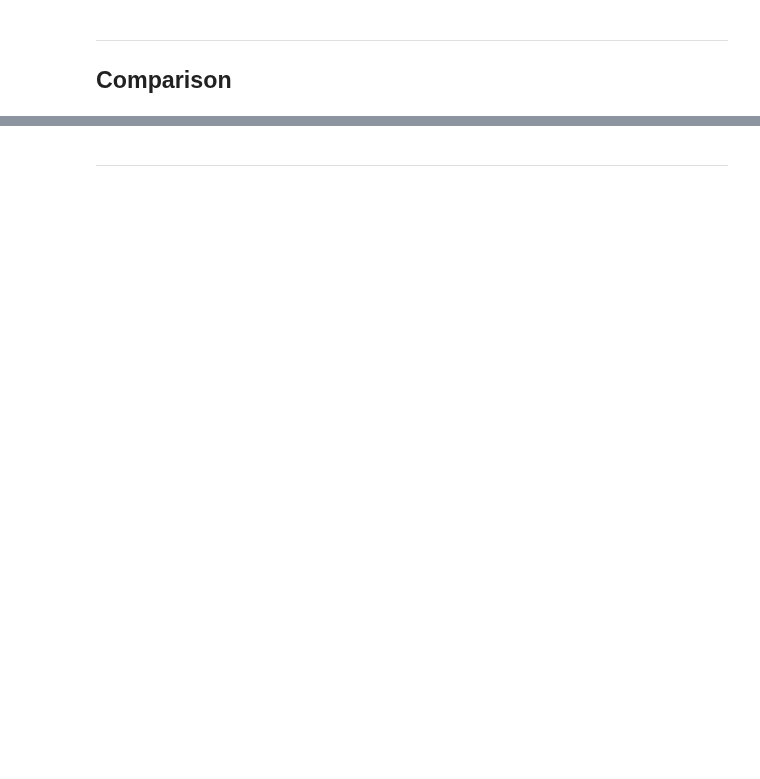
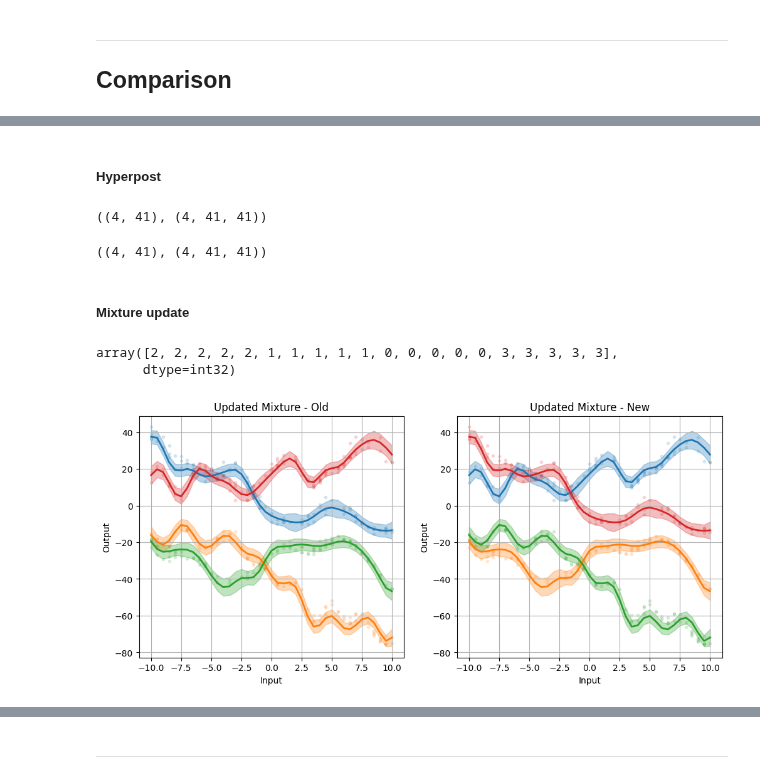
Before and after one commit to SimLej18/MagmaClustPy, a Jupyter notebook: benchmarks/mixture.ipynb, the cells around one changed output, grey strips where cells are left out. Cells and saved outputs as stored; diff of their text form; code cells hidden in the pictures; blank space fills up the shorter version.

```diff
--- a/benchmarks/mixture.ipynb
+++ b/benchmarks/mixture.ipynb
@@ -333,0 +477,2 @@ array([[0., 0., 0., 0., 0., 0., 0., 0., 0., 0., 0., 0., 0., 0., 0., 0.,
+# %% [markdown]
+##### Hyperpost
@@ -333,0 +481,51 @@ array([[0., 0., 0., 0., 0., 0., 0., 0., 0., 0., 0., 0., 0., 0., 0., 0.,
+# %%
+post_means_old, post_covs_old = batched_hyperpost(
+	padded_inputs, padded_outputs, mappings, all_inputs,
+	prior_mean, mean_kern, task_kern.inner_kernel,
+	shared_input, shared_hp, init_mix_old)
+post_means_old.shape, post_covs_old.shape
+# %% [output]
+((4, 41), (4, 41, 41))
+# %%
+post_means_new, post_covs_new = batched_hyperpost(
+	padded_inputs, padded_outputs, mappings, all_inputs,
+	prior_mean, mean_kern, task_kern.inner_kernel,
+	shared_input, shared_hp, init_mix_new)
+post_means_new.shape, post_covs_new.shape
+# %% [output]
+((4, 41), (4, 41, 41))
+# %% [markdown]
+##### Mixture update
+# %%
+updated_mix_old = update_mixture_old(
+	task_kern, padded_inputs, padded_outputs,
+	mappings, post_means_old, post_covs_old,
+	shared_hp, cluster_hp, jitter)
+# %%
+updated_mix_new = update_mixture_new(
+	task_kern, padded_inputs, padded_outputs,
+	mappings, post_means_new, post_covs_new,
+	shared_hp, cluster_hp, jitter)
+# %%
+np.asarray(jnp.argmax(updated_mix_new, axis=0))
+# %% [output]
+array([2, 2, 2, 2, 2, 1, 1, 1, 1, 1, 0, 0, 0, 0, 0, 3, 3, 3, 3, 3],
+      dtype=int32)
+# %%
+# Visual comparison
+fig, axes = plt.subplots(1, 2, figsize=(12, 5))
+plot_mixture(
+	padded_inputs, padded_outputs,
+	cluster_id=jnp.argmax(updated_mix_old, axis=0),
+	post_grid=all_inputs.squeeze(), post_means=post_means_old, post_covs=post_covs_old,
+	title="Updated Mixture - Old",
+	fig=fig, ax=axes[0])
+plot_mixture(
+	padded_inputs, padded_outputs,
+	cluster_id=jnp.argmax(updated_mix_new, axis=0),
+	post_grid=all_inputs.squeeze(), post_means=post_means_new, post_covs=post_covs_new,
+	title="Updated Mixture - New",
+	fig=fig, ax=axes[1])
+plt.show()
+# %% [output]
+[figure, added]
```
Also changed, not shown: parts of 121 cells of this notebook, 8 other files.
